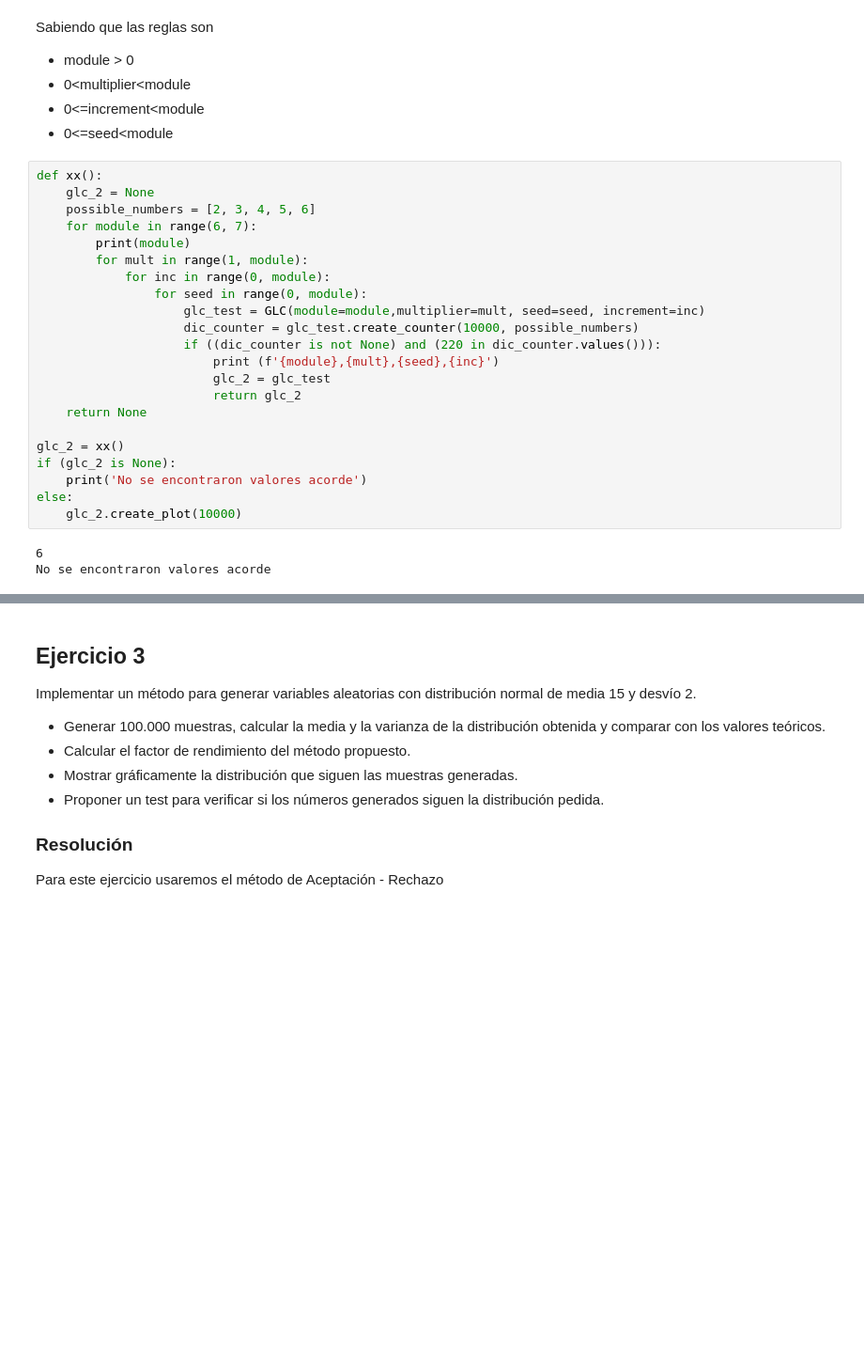
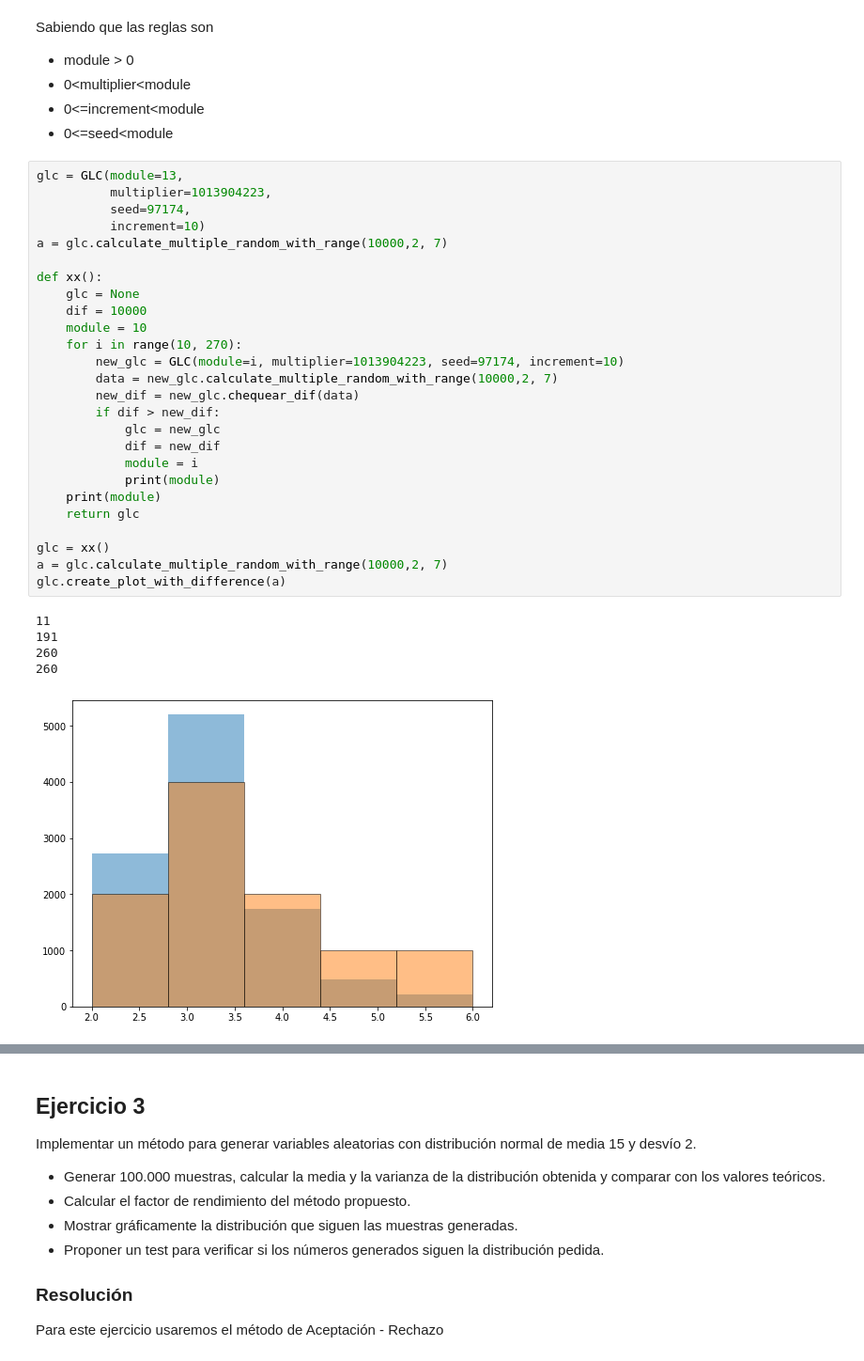
Before and after one commit to yuquimura/TP1-75.26, a Jupyter notebook: src/notebooks/TP1.ipynb, the cells around one changed output, grey strips where cells are left out. Shown at 94% size. Saved outputs shown, nothing was run; the diff lists cells and outputs as text; blank space fills up the shorter version.

```diff
--- a/src/notebooks/TP1.ipynb
+++ b/src/notebooks/TP1.ipynb
@@ -109,28 +156,35 @@ Sabiendo que las reglas son
 * 0<=increment<module
 * 0<=seed<module
 # %%
+glc = GLC(module=13,
+          multiplier=1013904223,
+          seed=97174,
+          increment=10)
+a = glc.calculate_multiple_random_with_range(10000,2, 7)
+
 def xx():
-    glc_2 = None
-    possible_numbers = [2, 3, 4, 5, 6]
-    for module in range(6, 7):
-        print(module)
-        for mult in range(1, module):
-            for inc in range(0, module):
-                for seed in range(0, module):
-                    glc_test = GLC(module=module,multiplier=mult, seed=seed, increment=inc)
-                    dic_counter = glc_test.create_counter(10000, possible_numbers)
-                    if ((dic_counter is not None) and (220 in dic_counter.values())):
-                        print (f'{module},{mult},{seed},{inc}')
-                        glc_2 = glc_test
-                        return glc_2
-    return None
+    glc = None
+    dif = 10000
+    module = 10
+    for i in range(10, 270):
+        new_glc = GLC(module=i, multiplier=1013904223, seed=97174, increment=10)
+        data = new_glc.calculate_multiple_random_with_range(10000,2, 7)
+        new_dif = new_glc.chequear_dif(data)
+        if dif > new_dif:
+            glc = new_glc
+            dif = new_dif
+            module = i
+            print(module)
+    print(module)
+    return glc
 
-glc_2 = xx()
-if (glc_2 is None):
-    print('No se encontraron valores acorde')
-else:
-    glc_2.create_plot(10000)
+glc = xx()
+a = glc.calculate_multiple_random_with_range(10000,2, 7)
+glc.create_plot_with_difference(a)
 # %% [output]
-6
-No se encontraron valores acorde
+11
+191
+260
+260
+[figure, added]
 # %%
```
Also changed, not shown: parts of 13 cells of this notebook, 2 other files.
